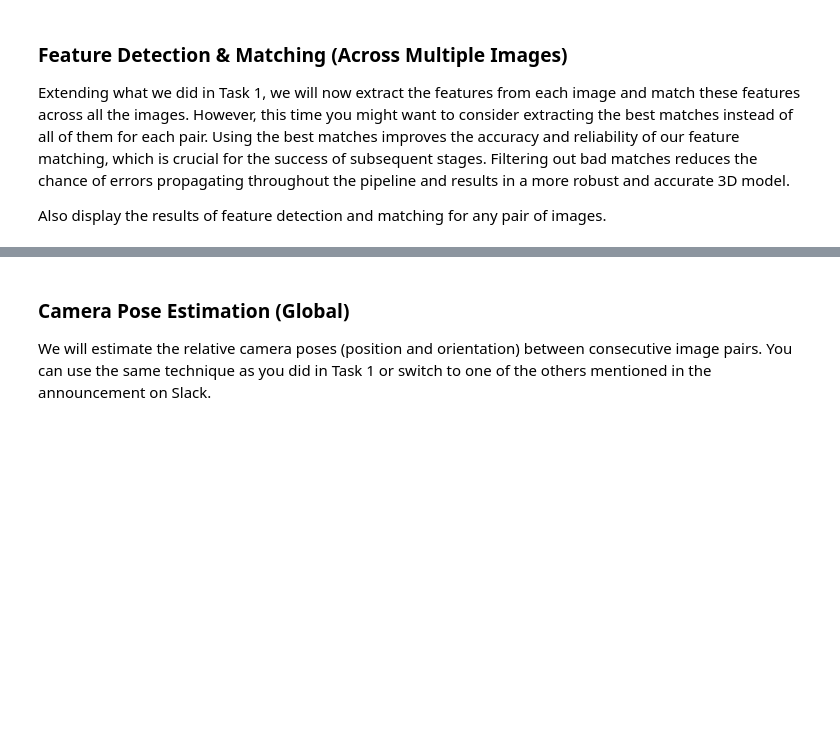
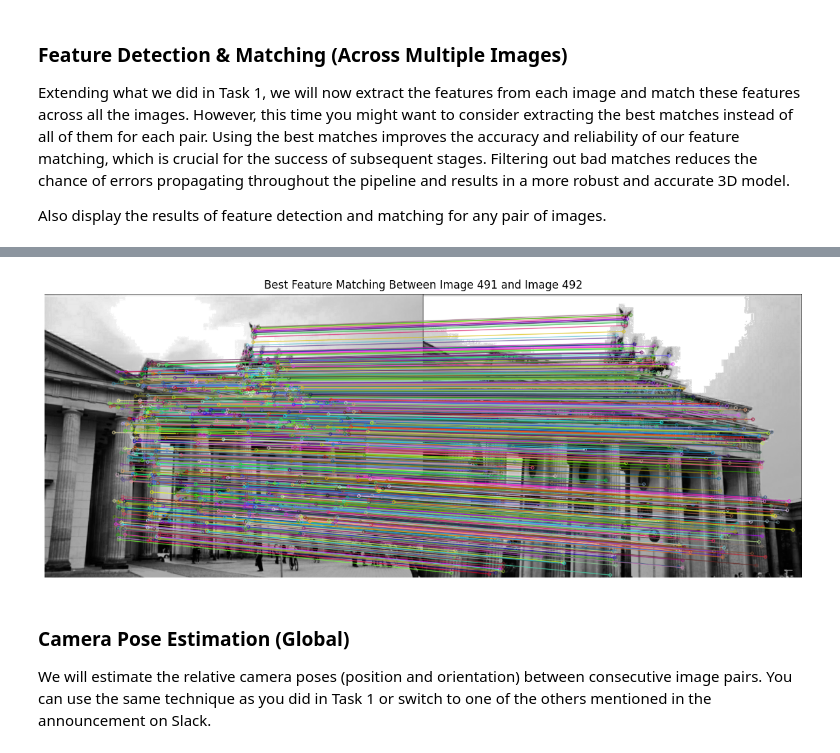
Before and after one commit to iamzammad/Landmark-Reconstruction-App, a Jupyter notebook: G02_Deliverable2.ipynb, the cells around one changed output, grey strips where cells are left out. Cells and saved outputs as stored; diff of their text form; code cells hidden in the pictures; blank space fills up the shorter version.

Commit message:
Improved Feature Matching and Reconstruction

```diff
--- a/G02_Deliverable2.ipynb
+++ b/G02_Deliverable2.ipynb
@@ -226,0 +120,98 @@ Image Pair 498-499: 55 good matches.
+# %%
+# Feature Detection and Matching
+
+def detect_and_compute_features(img, detector):
+    """Detect and compute features using the specified detector."""
+    keypoints, descriptors = detector.detectAndCompute(img, None)
+    return keypoints, descriptors
+
+def match_features(desc1, desc2, matcher, ratio=0.75):
+    """Match features between two sets of descriptors using Lowe's ratio test."""
+    matches = matcher.knnMatch(desc1, desc2, k=2)
+    good_matches = [m for m, n in matches if m.distance < ratio * n.distance]
+    return good_matches
+
+def filter_matches_with_ransac(kp1, kp2, matches, threshold=5.0):
+    """Refine matches using RANSAC to find robust correspondences."""
+    if len(matches) < 4:
+        print("Not enough matches for RANSAC.")
+        return []
+
+    pts1 = np.float32([kp1[m.queryIdx].pt for m in matches])
+    pts2 = np.float32([kp2[m.trainIdx].pt for m in matches])
+
+    # Compute homography using RANSAC
+    _, mask = cv2.findHomography(pts1, pts2, cv2.RANSAC, threshold)
+
+    # Filter matches based on the mask
+    refined_matches = [m for m, inlier in zip(matches, mask.ravel()) if inlier]
+    return refined_matches
+
+def feature_detection_and_matching(images, ratio_threshold=0.75, ransac_threshold=20.0):
+    # Initialize SIFT detector and BFMatcher
+    sift = cv2.SIFT_create()
+    bf = cv2.BFMatcher(cv2.NORM_L2, crossCheck=False)
+
+    keypoints_all = []
+    descriptors_all = []
+
+    # Detect keypoints and compute descriptors for all images
+    for img in images:
+        keypoints, descriptors = detect_and_compute_features(img, sift)
+        keypoints_all.append(keypoints)
+        descriptors_all.append(descriptors)
+
+    matches_list = []
+
+    # Match features for consecutive image pairs
+    for i in range(len(images) - 1):
+        desc1 = descriptors_all[i]
+        desc2 = descriptors_all[i + 1]
+
+        if desc1 is not None and desc2 is not None:
+            # Match features using Lowe's ratio test
+            good_matches = match_features(desc1, desc2, bf, ratio_threshold)
+
+            # Refine matches using RANSAC
+            kp1 = keypoints_all[i]
+            kp2 = keypoints_all[i + 1]
+            refined_matches = filter_matches_with_ransac(kp1, kp2, good_matches, ransac_threshold)
+
+            matches_list.append(refined_matches)
+            print(f"Image Pair {i}-{i + 1}: {len(refined_matches)} refined matches after RANSAC.")
+        else:
+            matches_list.append([])
+            print(f"Image Pair {i}-{i + 1}: No descriptors found.")
+
+    return keypoints_all, descriptors_all, matches_list
+
+def visualize_best_matches(images, keypoints_all, matches_list):
+    """Visualize matches for the image pair with the highest number of good matches."""
+    # Find the pair with the maximum matches
+    match_counts = [len(matches) for matches in matches_list]
+    best_pair_index = match_counts.index(max(match_counts))
+
+    # Extract the corresponding images, keypoints, and matches
+    img1 = images[best_pair_index]
+    img2 = images[best_pair_index + 1]
+    kp1 = keypoints_all[best_pair_index]
+    kp2 = keypoints_all[best_pair_index + 1]
+    matches = matches_list[best_pair_index]
+
+    # Draw matches
+    matched_img = cv2.drawMatches(
+        img1, kp1, img2, kp2, matches, None,
+        flags=cv2.DrawMatchesFlags_NOT_DRAW_SINGLE_POINTS
+    )
+
+    # Display the result
+    plt.figure(figsize=(15, 10))
+    plt.imshow(cv2.cvtColor(matched_img, cv2.COLOR_BGR2RGB))
+    plt.title(f"Best Feature Matching Between Image {best_pair_index + 1} and Image {best_pair_index + 2}")
+    plt.axis('off')
+    plt.show()
+
+
+keypoints_all, descriptors_all, matches_list = feature_detection_and_matching(preprocessed_images)
+visualize_best_matches(preprocessed_images, keypoints_all, matches_list)
+# %% [output]
@@ -227,3 +235,4 @@ Image Pair 498-499: 55 good matches.
+[figure, added]
 # %% [markdown]
 ### Camera Pose Estimation (Global)
 We will estimate the relative camera poses (position and orientation) between consecutive image pairs. You can use the same technique as you did in Task 1 or switch to one of the others mentioned in the announcement on Slack.
```
Also changed, not shown: parts of 13 cells of this notebook.
